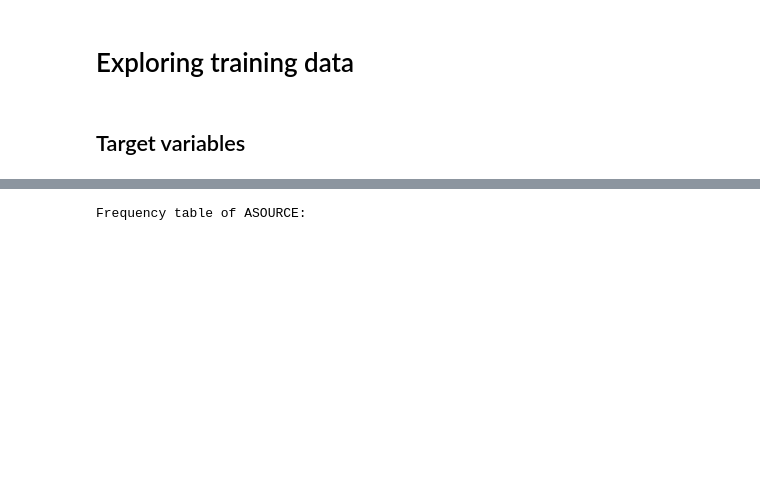
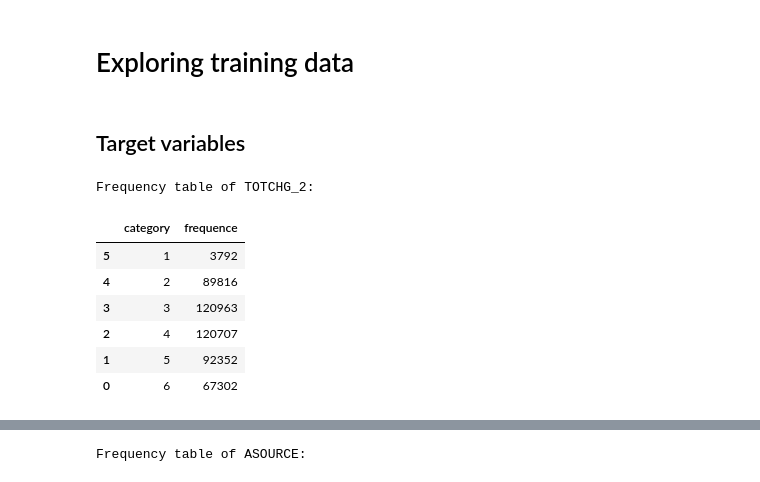
Before and after one commit to ShuyuanZhao/ML_Health_Care_Data_Imputation, a Jupyter notebook: ML-Project_EDA.ipynb, the cells around one changed output, grey strips where cells are left out. Cells and saved outputs as stored; diff of their text form; code cells hidden in the pictures; blank space fills up the shorter version.

```diff
--- a/ML-Project_EDA.ipynb
+++ b/ML-Project_EDA.ipynb
@@ -57,0 +78,12 @@ for col in df.columns:
+# %%
+print('Frequency table of TOTCHG_2:')
+TOTCHG_2_freq_table.sort_values('category')
+# %% [output]
+Frequency table of TOTCHG_2:
+|  | category | frequence |
+| 5 | 1 | 3792 |
+| 4 | 2 | 89816 |
+| 3 | 3 | 120963 |
+| 2 | 4 | 120707 |
+| 1 | 5 | 92352 |
+| 0 | 6 | 67302 |
```
Also changed, not shown: parts of 3 cells of this notebook.
